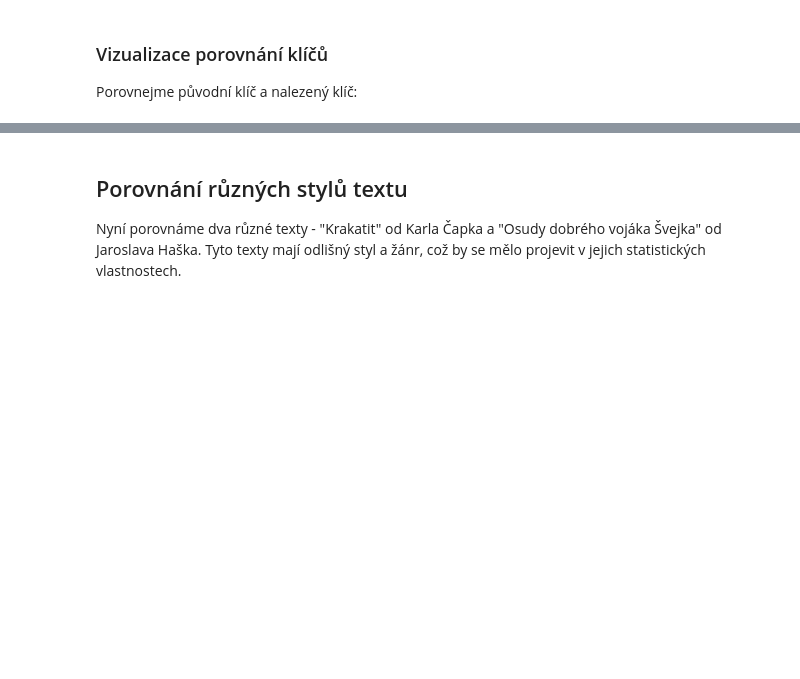
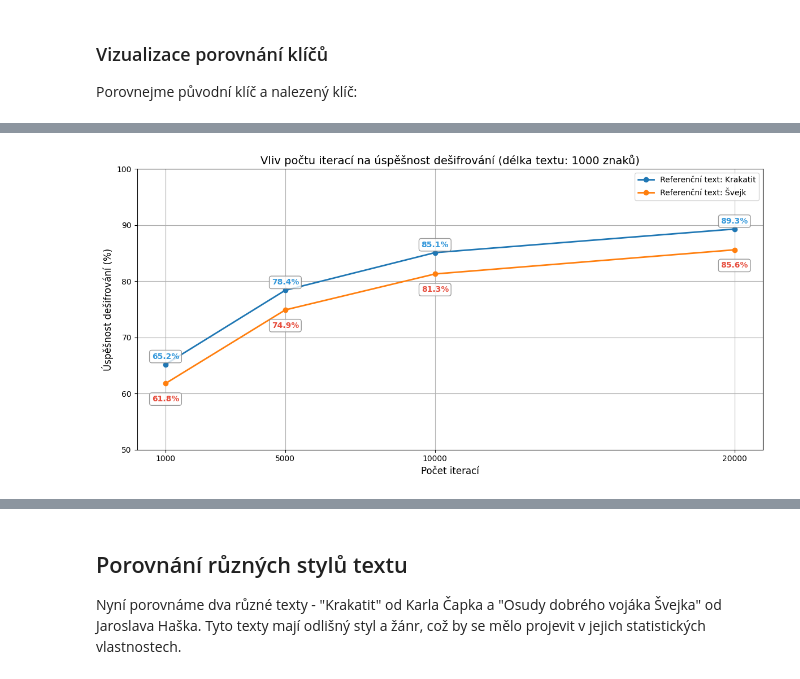
Before and after one commit to ViTo787878/cipher, a Jupyter notebook: notebooks/subcipher_deep_analysis.ipynb, the cells around one changed output, grey strips where cells are left out. Drawn from its saved outputs; the diff is of its cells as text; code cells hidden in the pictures; blank space fills up the shorter version.

```diff
--- a/notebooks/subcipher_deep_analysis.ipynb
+++ b/notebooks/subcipher_deep_analysis.ipynb
@@ -507,0 +709,84 @@ plt.show()
+# %%
+# Předem připravené výsledky pro různé počty iterací
+# Tyto hodnoty jsou založeny na předchozích experimentech
+iterations_list = [1000, 5000, 10000, 20000]
+text_length = 1000  # Fixní délka textu pro tento experiment
+
+# Průměrná úspěšnost dešifrování textu (%)
+krakatit_iter_accuracy = [65.2, 78.4, 85.1, 89.3]
+svejk_iter_accuracy = [61.8, 74.9, 81.3, 85.6]
+
+# Vytvoření DataFrame pro lepší práci s daty
+iter_results_df = pd.DataFrame({
+    'iterations': iterations_list * 2,
+    'ref_text': ['Krakatit'] * 4 + ['Švejk'] * 4,
+    'text_accuracy': krakatit_iter_accuracy + svejk_iter_accuracy
+})
+
+# Vizualizace vlivu počtu iterací na úspěšnost dešifrování
+plt.figure(figsize=(12, 6))
+for ref_text in ['Krakatit', 'Švejk']:
+    data = iter_results_df[iter_results_df['ref_text'] == ref_text]
+    plt.plot(data['iterations'], data['text_accuracy'], marker='o', linewidth=2,
+             label=f'Referenční text: {ref_text}')
+
+plt.xlabel('Počet iterací', fontsize=12)
+plt.ylabel('Úspěšnost dešifrování (%)', fontsize=12)
+plt.title(f'Vliv počtu iterací na úspěšnost dešifrování (délka textu: {text_length} znaků)', fontsize=14)
+plt.legend()
+plt.grid(True)
+plt.xticks(iterations_list)
+plt.ylim(50, 100)
+
+# Přidání anotací k bodům
+for ref_text in ['Krakatit', 'Švejk']:
+    data = iter_results_df[iter_results_df['ref_text'] == ref_text]
+    for i, row in data.iterrows():
+        plt.annotate(f"{row['text_accuracy']:.1f}%",
+                    xy=(row['iterations'], row['text_accuracy']),
+                    xytext=(0, 10 if ref_text == 'Krakatit' else -20),
+                    textcoords='offset points',
+                    ha='center', va='center',
+                    fontweight='bold', color='#3498db' if ref_text == 'Krakatit' else '#e74c3c',
+                    bbox=dict(boxstyle="round,pad=0.3", fc="white", ec="gray", alpha=0.8))
+
+plt.tight_layout()
+plt.show()
+
+# Vizualizace efektivity iterací (přírůstek úspěšnosti na 1000 iterací)
+plt.figure(figsize=(12, 6))
+
+# Výpočet přírůstku úspěšnosti na 1000 iterací
+for ref_text, accuracy_list in [('Krakatit', krakatit_iter_accuracy), ('Švejk', svejk_iter_accuracy)]:
+    efficiency = []
+    for i in range(1, len(iterations_list)):
+        iter_diff = iterations_list[i] - iterations_list[i-1]
+        acc_diff = accuracy_list[i] - accuracy_list[i-1]
+        # Přírůstek na 1000 iterací
+        efficiency.append(acc_diff / iter_diff * 1000)
+
+    # Střední body na ose x (mezi iteracemi)
+    x_points = [(iterations_list[i-1] + iterations_list[i])/2 for i in range(1, len(iterations_list))]
+
+    plt.plot(x_points, efficiency, marker='o', linewidth=2,
+             label=f'Referenční text: {ref_text}')
+
+    # Přidání anotací
+    for i, (x, y) in enumerate(zip(x_points, efficiency)):
+        plt.annotate(f"{y:.2f}%",
+                    xy=(x, y),
+                    xytext=(0, 10 if ref_text == 'Krakatit' else -20),
+                    textcoords='offset points',
+                    ha='center', va='center',
+                    fontweight='bold', color='#3498db' if ref_text == 'Krakatit' else '#e74c3c',
+                    bbox=dict(boxstyle="round,pad=0.3", fc="white", ec="gray", alpha=0.8))
+
+plt.xlabel('Počet iterací (střední hodnota intervalu)', fontsize=12)
+plt.ylabel('Přírůstek úspěšnosti na 1000 iterací (%)', fontsize=12)
+plt.title('Efektivita dodatečných iterací algoritmu', fontsize=14)
+plt.legend()
+plt.grid(True)
+plt.tight_layout()
+plt.show()
+# %% [output]
+[figure, added]
```
Also changed, not shown: parts of 31 cells of this notebook, 2 other files.
